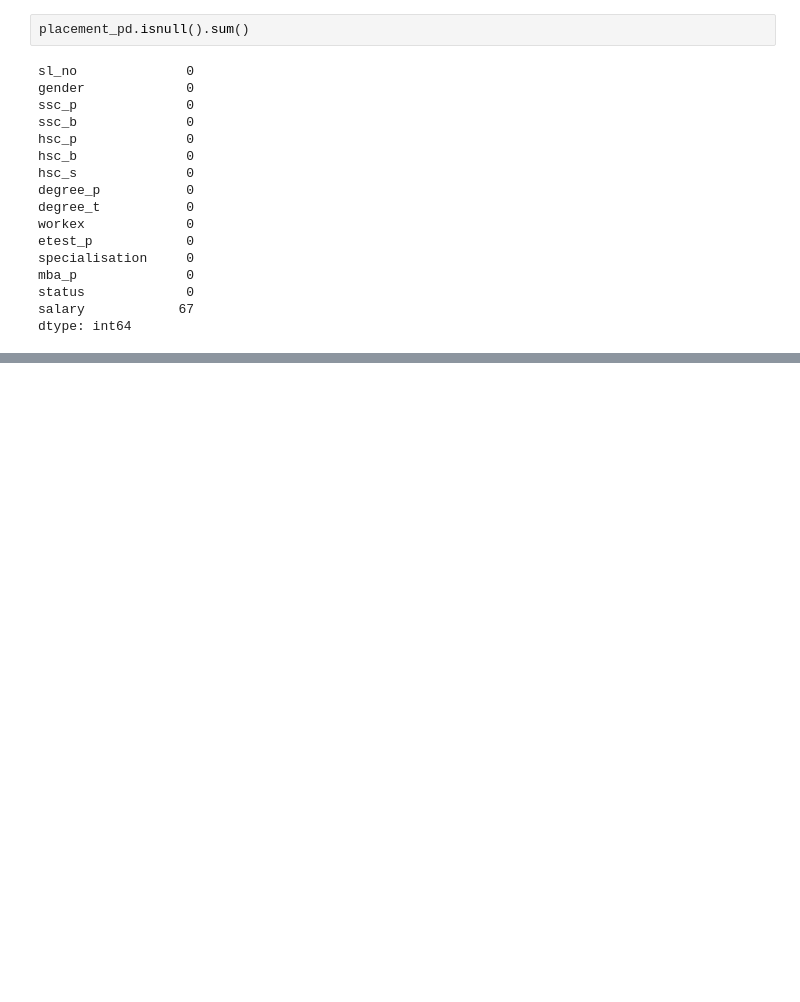
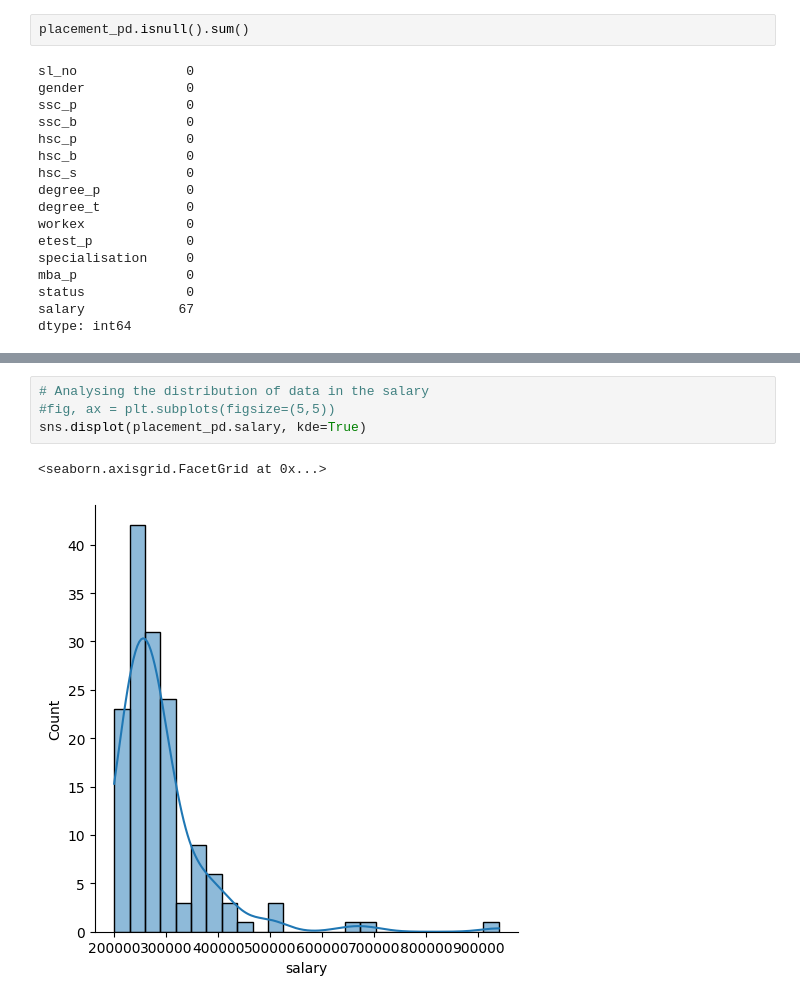
Before and after one commit to MuqeetVohra/python-practice, a Jupyter notebook: data_analysis/pandas.ipynb, the cells around one changed output, grey strips where cells are left out. Cells and saved outputs as stored; diff of their text form; blank space fills up the shorter version.

Commit message:
dist plot for salary

```diff
--- a/data_analysis/pandas.ipynb
+++ b/data_analysis/pandas.ipynb
@@ -399,0 +407,7 @@ dtype: int64
+# %%
+# Analysing the distribution of data in the salary
+#fig, ax = plt.subplots(figsize=(5,5))
+sns.displot(placement_pd.salary, kde=True)
+# %% [output]
+<seaborn.axisgrid.FacetGrid at 0x...>
+[figure, added]
```
Also changed, not shown: parts of 2 cells of this notebook.
